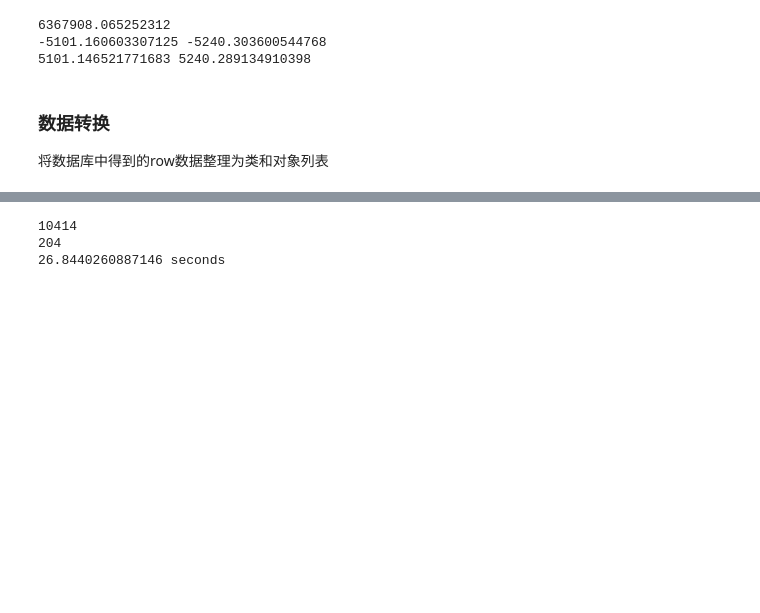
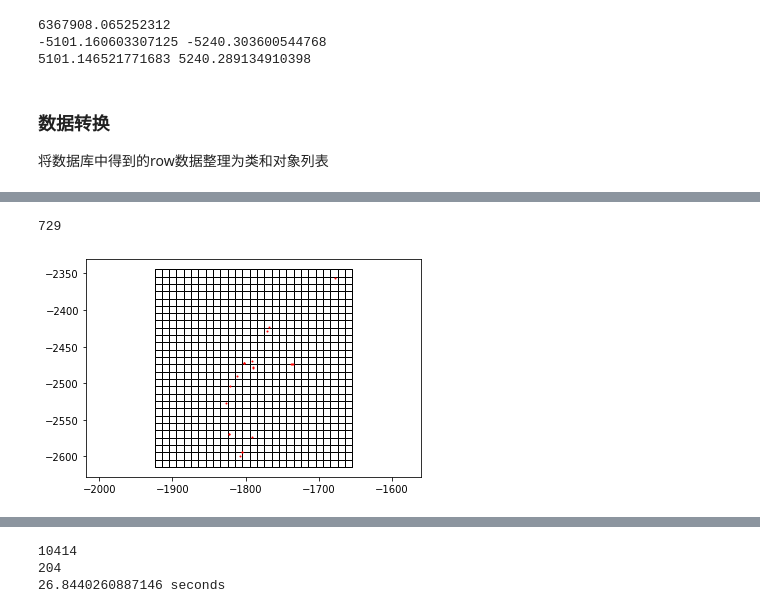
Before and after one commit to amomorning/osm4arch, a Jupyter notebook: python/prato_function_learning.ipynb, the cells around one changed output, grey strips where cells are left out. Cells and saved outputs as stored; diff of their text form; code cells hidden in the pictures; blank space fills up the shorter version.

```diff
--- a/python/prato_function_learning.ipynb
+++ b/python/prato_function_learning.ipynb
@@ -135,11 +152,3 @@ plt.show()
-# %%
-placeid = 'ChIJna90d1v2KhMRjZSxQeYnQOY'
-cur = con.cursor()
-cur.execute("select * from function where placeid = \'{}\'".format(placeid))
-row = cur.fetchall()[0]
-x, y = latLngToXY(row[1], row[2])
-t = Gpoi(row[0], x, y, row[6])
-cur.close()
 # %%
 import bisect
 import copy
@@ -182,0 +195,33 @@ tt.x -= 50
+# %%
+%matplotlib inline
+import numpy as np
+import matplotlib.pyplot as plt
+from matplotlib.patches import Rectangle
+from matplotlib.collections import PatchCollection
+
+rt = []
+lbx, lby = ox-rang, oy-rang
+
+for i in range(27):
+    for j in range(27):
+        rt.append(Rectangle((lbx+i*step, lby+j*step),10,10))
+
+pc = PatchCollection(rt,facecolors='w', alpha=1,
+                         edgecolor='k')
+
+print(len(rt))
+
+
+fig, ax = plt.subplots(1)
+ax.add_collection(pc)
+
+ppartP = rangeAABB(p[2213])
+x = np.array([q.x for q in ppartP])
+y = np.array([q.y for q in ppartP])
+ax.scatter(x, y, s=1, c='r')
+ax.axis("equal")
+
+plt.show()
+# %% [output]
+729
+[figure, added]
```
Also changed, not shown: parts of 9 cells of this notebook, 3 other files.
